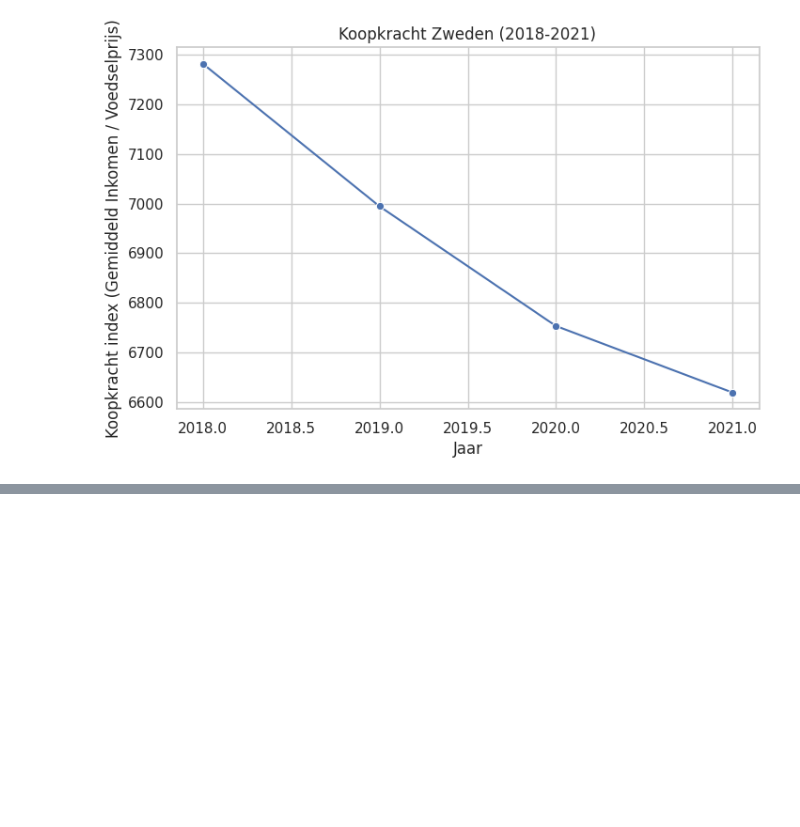
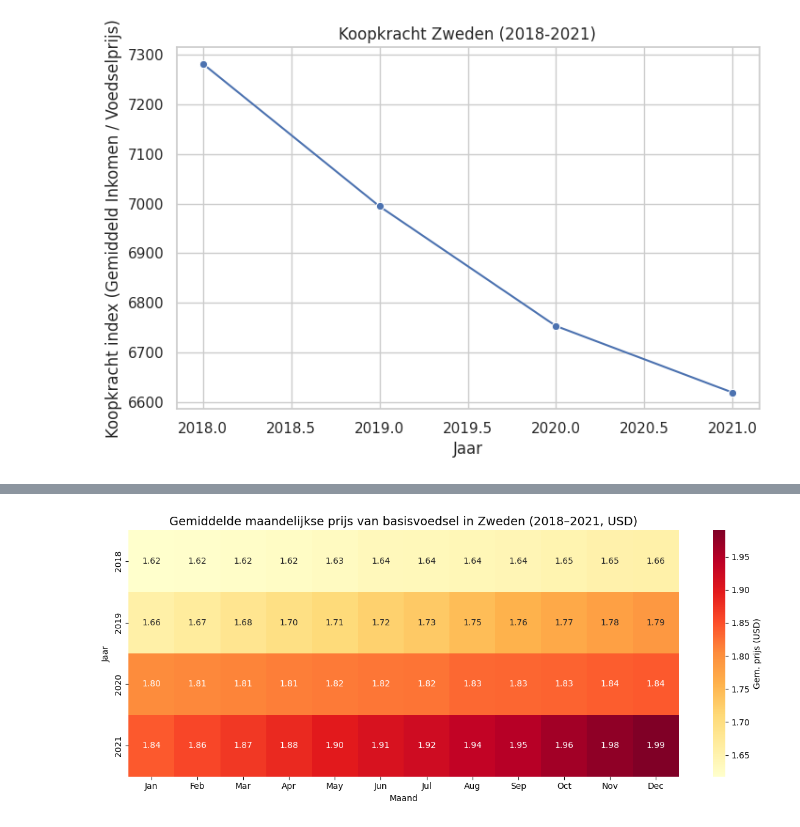
Before and after one commit to prox05/IV-KI-2025, a Jupyter notebook: docs/visualisation.ipynb, the cells around one changed output, grey strips where cells are left out. Drawn from its saved outputs; the diff is of its cells as text; code cells hidden in the pictures; blank space fills up the shorter version.

```diff
--- a/docs/visualisation.ipynb
+++ b/docs/visualisation.ipynb
@@ -230,0 +285,36 @@ Gefilterde jaren in WDI: [2018 2019 2020 2021]
+# %%
+import pandas as pd
+import matplotlib.pyplot as plt
+import seaborn as sns
+import calendar
+
+
+df = pd.read_csv('filtered/Food_Prices_Sweden_2018-2021.csv')
+
+df.columns = df.columns.str.strip()
+
+df = df[df['Year'].between(2018, 2021)]
+
+producten = ['Bread', 'Potatoes', 'Milk', 'Eggs']
+df = df[df['Food Item'].isin(producten)]
+
+df['Price in USD'] = pd.to_numeric(df['Price in USD'], errors='coerce')
+
+df['MonthName'] = df['Month'].apply(lambda x: calendar.month_abbr[int(x)])
+
+gemiddelde_prijs = df.groupby(['Year', 'MonthName'])['Price in USD'].mean().reset_index()
+
+heatmap_data = gemiddelde_prijs.pivot(index='Year', columns='MonthName', values='Price in USD')
+
+maanden_volgorde = [calendar.month_abbr[m] for m in range(1, 13)]
+heatmap_data = heatmap_data.reindex(columns=maanden_volgorde)
+
+plt.figure(figsize=(12, 5))
+sns.heatmap(heatmap_data, annot=True, fmt=".2f", cmap='YlOrRd', cbar_kws={'label': 'Gem. prijs (USD)'})
+plt.title('Gemiddelde maandelijkse prijs van basisvoedsel in Zweden (2018–2021, USD)', fontsize=14)
+plt.xlabel('Maand')
+plt.ylabel('Jaar')
+plt.tight_layout()
+plt.show()
+# %% [output]
+[figure, added]
```
Also changed, not shown: parts of 1 cell of this notebook.
